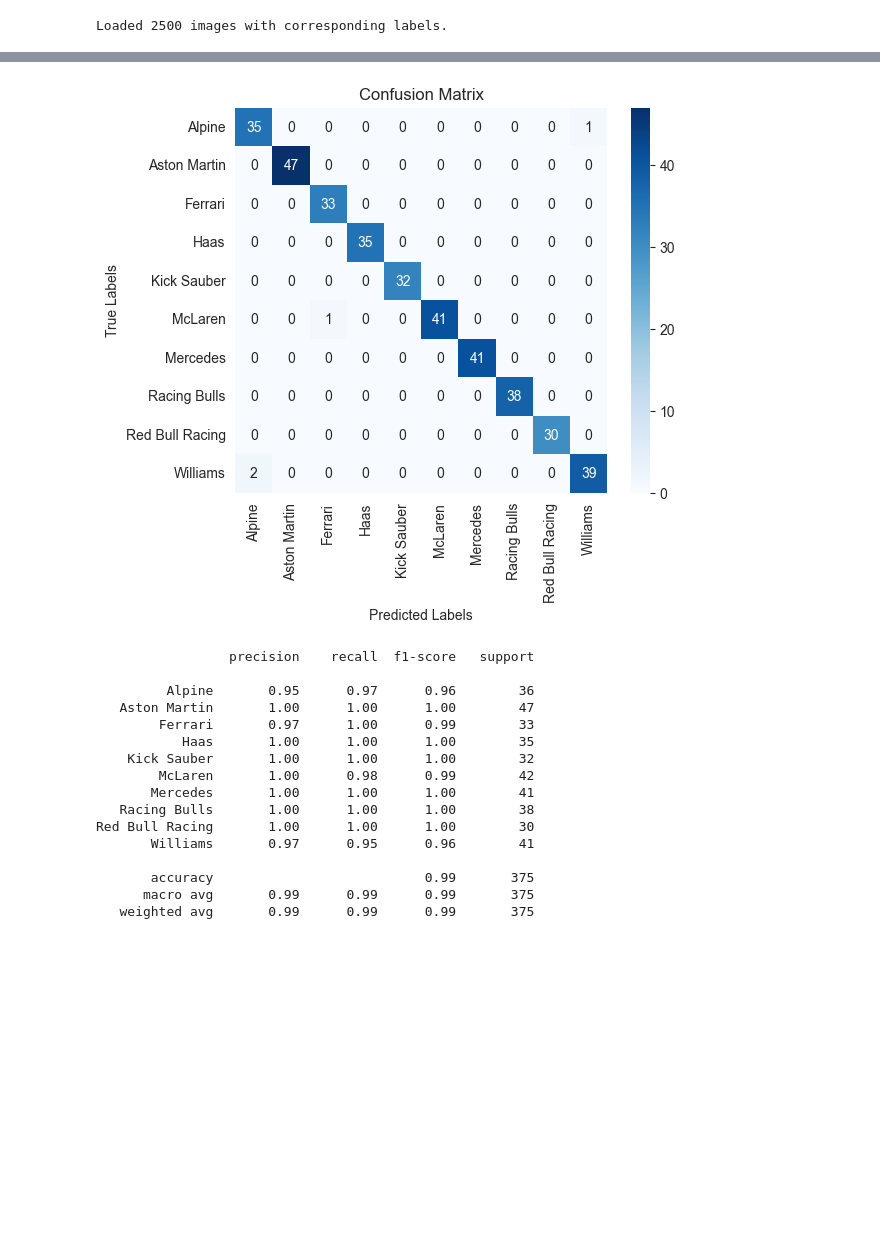
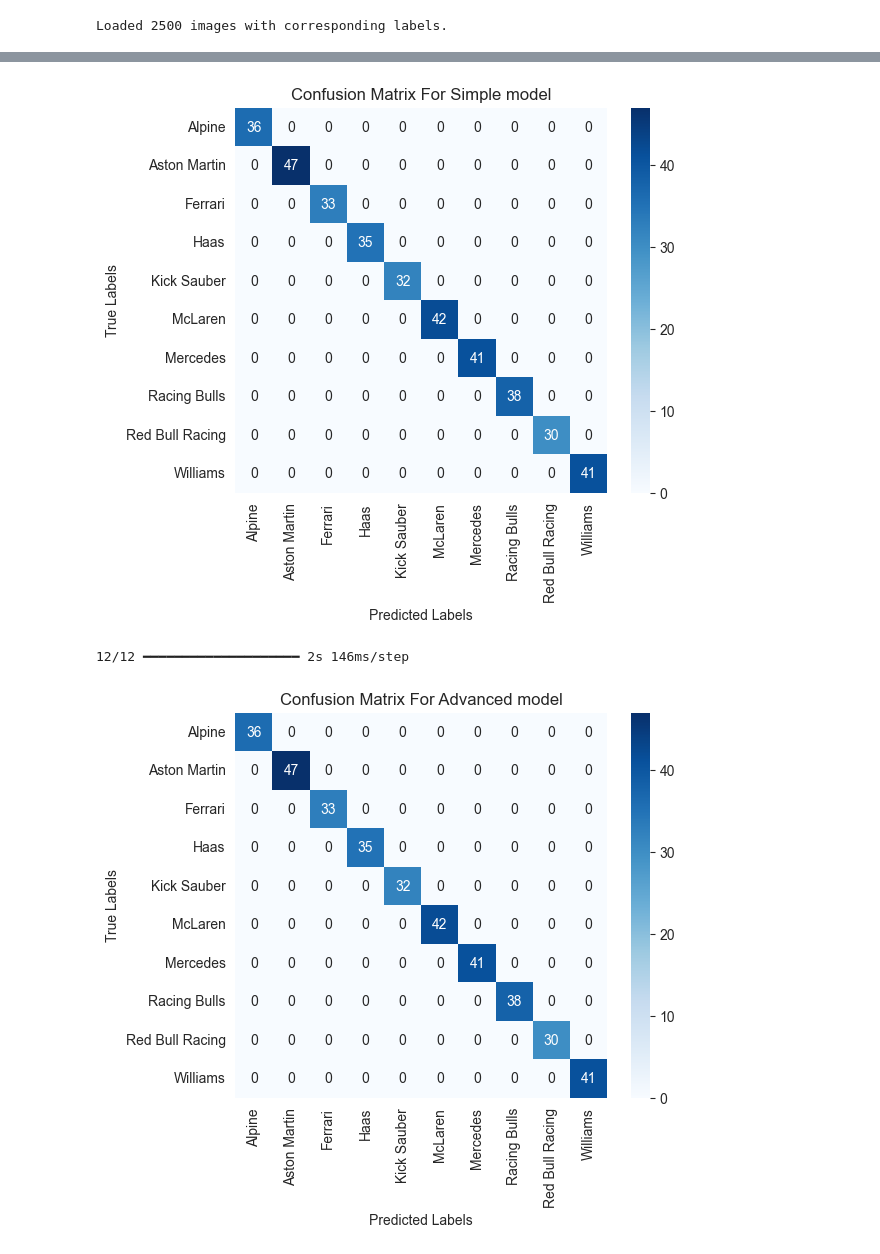
Before and after one commit to voytech-47/machineLearningProject, a Jupyter notebook: classification/nn.ipynb, the cells around one changed output, grey strips where cells are left out. Cells and saved outputs as stored; diff of their text form; code cells hidden in the pictures; blank space fills up the shorter version.

```diff
--- a/classification/nn.ipynb
+++ b/classification/nn.ipynb
@@ -151,5 +107,7 @@ Model: "sequential_8"
 # %%
-# uczenie modelu z funkcją aktywacji ReLU
-model_relu.fit(val_generator, batch_size=32, epochs=15)
-models.append(model_relu)
+# uczenie modeli
+model_simple.fit(X_train, y_train, batch_size=32, epochs=number_of_epochs)
+models[model_simple] = "Simple model"
+model_advanced.fit(X_train, y_train, batch_size=32, epochs=number_of_epochs)
+models[model_advanced] = "Advanced model"
 # %% [output]
@@ -174,4 +125,0 @@ Epoch 15/15
-# %%
-# uczenie modelu z funkcją aktywacji softmax
-model_leaky_relu.fit(val_generator, batch_size=32, epochs=15)
-models.append(model_leaky_relu)
@@ -243,22 +169,18 @@ Predicted class (softmax): Ferrari
 # %%
-from sklearn.metrics import classification_report, confusion_matrix
-import seaborn as sns
-import matplotlib.pyplot as plt
+# wyświetlenie "confusion matrix"
+for model in models:
+    y_pred = model.predict(X_test)
+    y_pred_classes = y_pred.argmax(axis=-1)
+    y_true_classes = y_test.argmax(axis=1)
 
-# wyświetlenie "confusion matrix"
-y_pred = model_relu.predict(X_test)
-y_pred_classes = y_pred.argmax(axis=1)
-y_true_classes = y_test.argmax(axis=1)
-
-cm = confusion_matrix(y_true_classes, y_pred_classes)
-plt.figure(figsize=(6, 5))
-sns.heatmap(cm, annot=True, fmt="d", cmap="Blues", xticklabels=label_encoder.classes_, yticklabels=label_encoder.classes_)
-plt.xlabel("Predicted Labels")
-plt.ylabel("True Labels")
-plt.title("Confusion Matrix")
-plt.show()
-
-# Williams oraz Alpine jako jedyne są regularnie mylone, ze względu na zastosowanie podobnego koloru w logo oraz ostre krawędzie
+    cm = confusion_matrix(y_true_classes, y_pred_classes)
+    plt.figure(figsize=(6, 5))
+    sns.heatmap(cm, annot=True, fmt="d", cmap="Blues", xticklabels=label_encoder.classes_,
+                yticklabels=label_encoder.classes_)
+    plt.xlabel("Predicted Labels")
+    plt.ylabel("True Labels")
+    plt.title(f"Confusion Matrix For {models[model]}")
+    plt.show()
 
 print(classification_report(y_true_classes, y_pred_classes, target_names=label_encoder.classes_))
 # %% [output]
@@ -267,17 +188,3 @@ WARNING:tensorflow:6 out of the last 22 calls to <function TensorFlowTrainer.mak
-[figure, old version]
+[figure, new version]
-                 precision    recall  f1-score   support
-
-         Alpine       0.95      0.97      0.96        36
-   Aston Martin       1.00      1.00      1.00        47
-        Ferrari       0.97      1.00      0.99        33
-           Haas       1.00      1.00      1.00        35
-    Kick Sauber       1.00      1.00      1.00        32
-        McLaren       1.00      0.98      0.99        42
-       Mercedes       1.00      1.00      1.00        41
-   Racing Bulls       1.00      1.00      1.00        38
-Red Bull Racing       1.00      1.00      1.00        30
-       Williams       0.97      0.95      0.96        41
-
-       accuracy                           0.99       375
-      macro avg       0.99      0.99      0.99       375
-   weighted avg       0.99      0.99      0.99       375
+12/12 ━━━━━━━━━━━━━━━━━━━━ 2s 146ms/step
+[figure, added]
```
Also changed, not shown: parts of 8 cells of this notebook, 1 other file.
